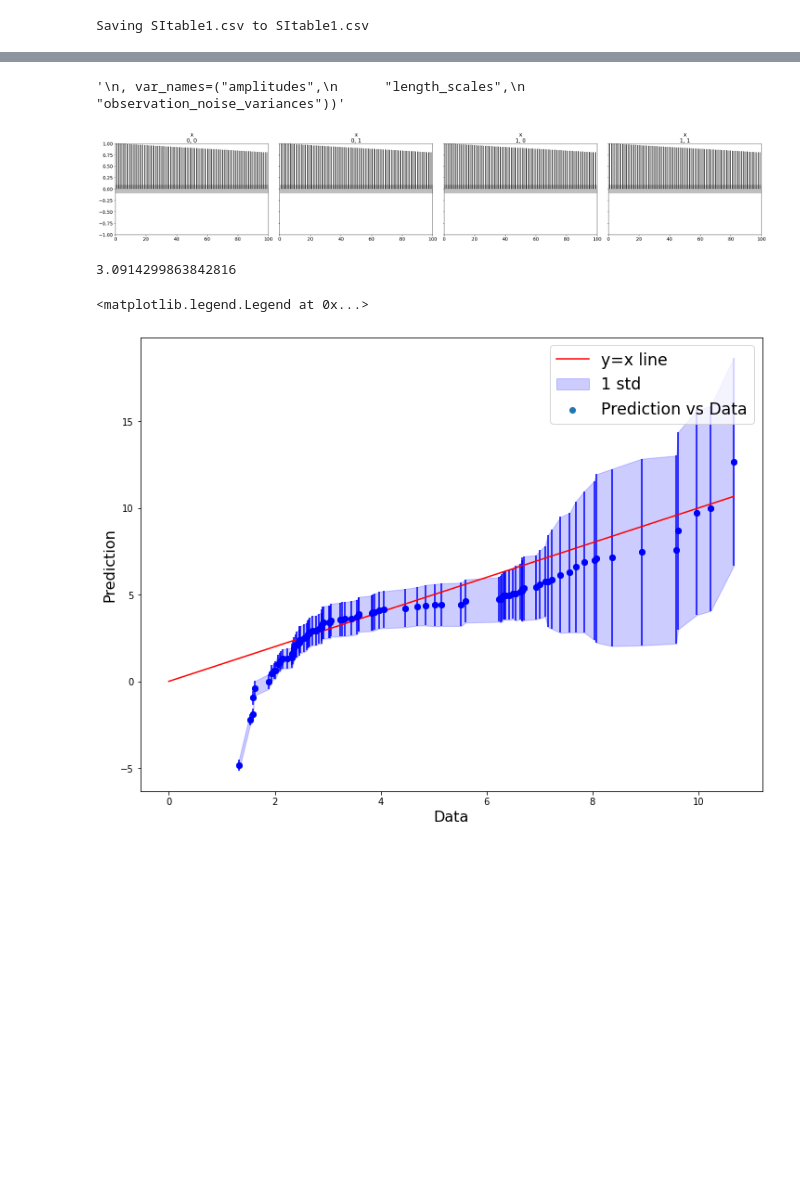
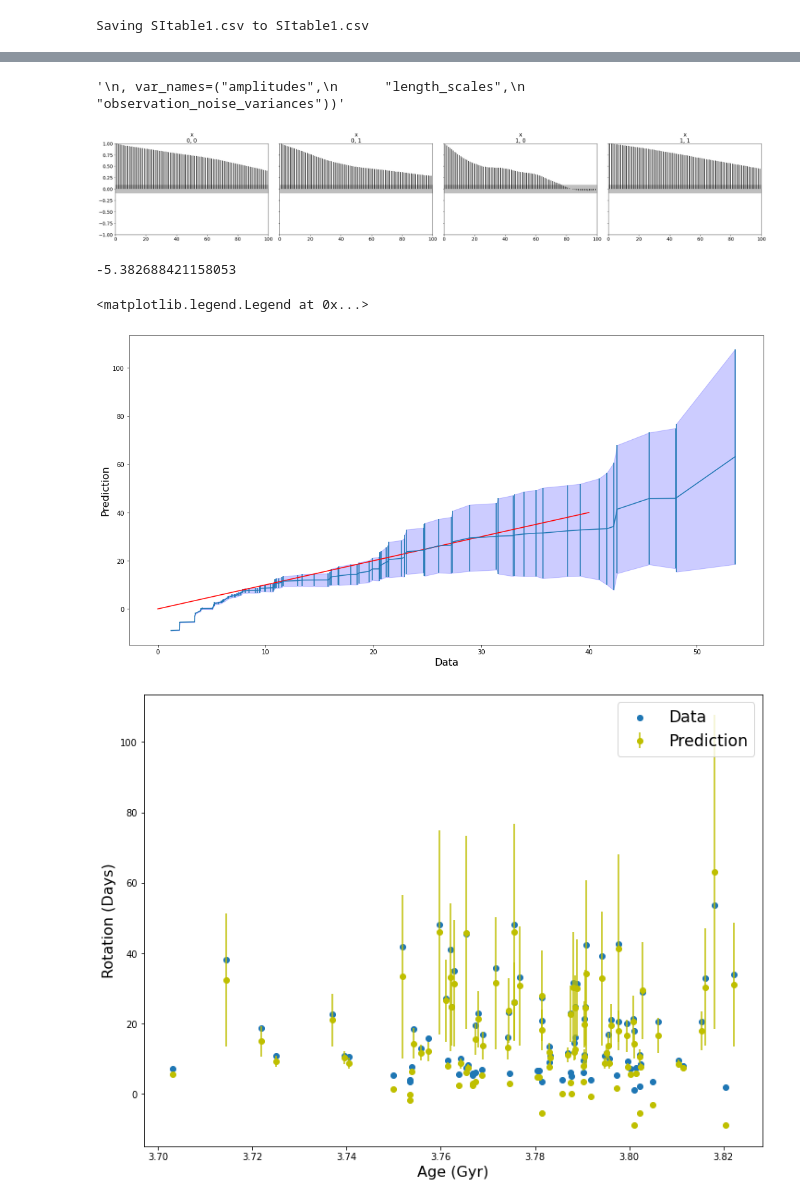
Before and after one commit to ni-phy/year4-project, a Jupyter notebook: Nikolas/gyrochronology/age_tfp_hmc.ipynb, the cells around one changed output, grey strips where cells are left out. Drawn from its saved outputs; the diff is of its cells as text; code cells hidden in the pictures; blank space fills up the shorter version.

```diff
--- a/Nikolas/gyrochronology/age_tfp_hmc.ipynb
+++ b/Nikolas/gyrochronology/age_tfp_hmc.ipynb
@@ -75,28 +77,3 @@ pu = data0[:,23].tolist()
-# %%
-p_n = []
-a_n = []
-index = 0
-for i in range(0, len(p)-index):
-  if (p[i]<3 and age[i]>7) or age[i]>11:
-    index = index+1
-for i in range(0, len(p)-index):
-  if (p[i]<3 and age[i]>7) or age[i]>11:
-    te.pop(int(np.where(np.array(p) == float(p[i]))[0]))
-    tee.pop(int(np.where(np.array(p) == float(p[i]))[0]))
-    age.pop(int(np.where(np.array(p) == float(p[i]))[0]))
-    agle.pop(int(np.where(np.array(p) == float(p[i]))[0]))
-    ague.pop(int(np.where(np.array(p) == float(p[i]))[0]))
-    mass.pop(int(np.where(np.array(p) == float(p[i]))[0]))
-    massle.pop(int(np.where(np.array(p) == float(p[i]))[0]))
-    massue.pop(int(np.where(np.array(p) == float(p[i]))[0]))
-    p.pop(int(np.where(np.array(p) == float(p[i]))[0]))
-    pl.pop(int(np.where(np.array(p) == float(p[i]))[0]))
-    pu.pop(int(np.where(np.array(p) == float(p[i]))[0]))
-
-
-mass_error = (np.array(massle) + np.array(massue))/2
-age_error = (np.array(agle)+np.array(ague))/2#np.log(age) - np.log(np.array(age) - np.array(agle))
-p_error = ((np.array(pl)+np.array(pu))/2)#/np.array(p)#(np.log(p) - np.log(np.array(p)-np.array(pl)))
 # %%
 data = np.array([te, p, age, mass]).T
 a = 0.5189
@@ -275,6 +208,6 @@ acf = tfp.stats.auto_correlation(
 # %%
 var1 = np.array([
-      observations2_[:,0], observations2_[:,1]])
+      observations1_[:,0], observations1_[:,1]])
 az.plot_autocorr(var1)
 '''
 , var_names=("amplitudes",
@@ -282,4 +215,4 @@ az.plot_autocorr(var1)
       "observation_noise_variances"))'''
 # %% [output]
 '\n, var_names=("amplitudes",\n      "length_scales",\n      "observation_noise_variances"))'
-[figure, old version]
+[figure, new version]
@@ -288,6 +219,6 @@ samples_mean = np.mean(samples, axis=0)
 # %%
 numElems = len(Y)
-sample = samples[9] + mean_fn(observation_index_points[:,0], r.t2bv(10**observation_index_points[:,1]), a ,b ,c ,d)
+sample = samples[0] + mean_fn(observation_index_points[:,0], r.t2bv(10**(observation_index_points[:,1])), a ,b ,c ,d)
 idx = np.round(np.linspace(0, len(np.array(sample).reshape(numElems**2)) - 1, numElems)).astype(int)
 # Picks equal spaced elements from (longer) prediction array so that its shape of data
 
@@ -298,19 +229,26 @@ vals = np.sort([mu_test, sd_test], axis=1)
 
 print(np.mean(Y))
 # %% [output]
-3.0914299863842816
+-5.382688421158053
 # %%
+plt.figure(figsize=(18,9))
 font = {'size': 16,
         }
-plt.figure(figsize=(12,9))
-plt.errorbar(np.sort(age), vals[0,:], yerr=vals[1,:]**0.5, fmt='bo')
-plt.fill_between(np.sort(age), vals[0,:] - vals[1,:]**0.5, vals[0,:] + vals[1,:]**0.5, color='blue', alpha=0.2, label='1 std')
-plt.scatter(np.sort(age), np.sort(mu_test), label='Prediction vs Data')
-x = np.linspace(0, max(age))
-plt.plot(x, x , 'r', label='y=x line')
+#plt.errorbar(np.sort(data[::al, 1]), vals[0,:], yerr=vals[1,:]**0.5, fmt='bo')
+plt.fill_between(np.sort(p), vals[0,:] - vals[1,:], vals[0,:] + vals[1,:], color='blue', alpha=0.2)
+plt.errorbar(np.sort(p), np.sort(mu_test), yerr=vals[1,:])
+x = np.linspace(0, 40)
+plt.plot(x, x , 'r')
 plt.xlabel('Data', fontdict=font)
 plt.ylabel('Prediction', fontdict=font)
+
+plt.figure(figsize=(12,9))
+plt.errorbar(X2, np.sort(vals[0]), yerr=vals[1], fmt='o', c='y', label='Prediction')
+plt.scatter(X2, np.sort(data[:, 1]), label='Data')
+plt.xlabel('Age (Gyr)', fontdict=font)
+plt.ylabel('Rotation (Days)', fontdict=font)
 plt.legend(fontsize='xx-large')
 # %% [output]
 <matplotlib.legend.Legend at 0x...>
-[figure, old version]
+[figure, new version]
+[figure, added]
```
Also changed, not shown: parts of 16 cells of this notebook.
